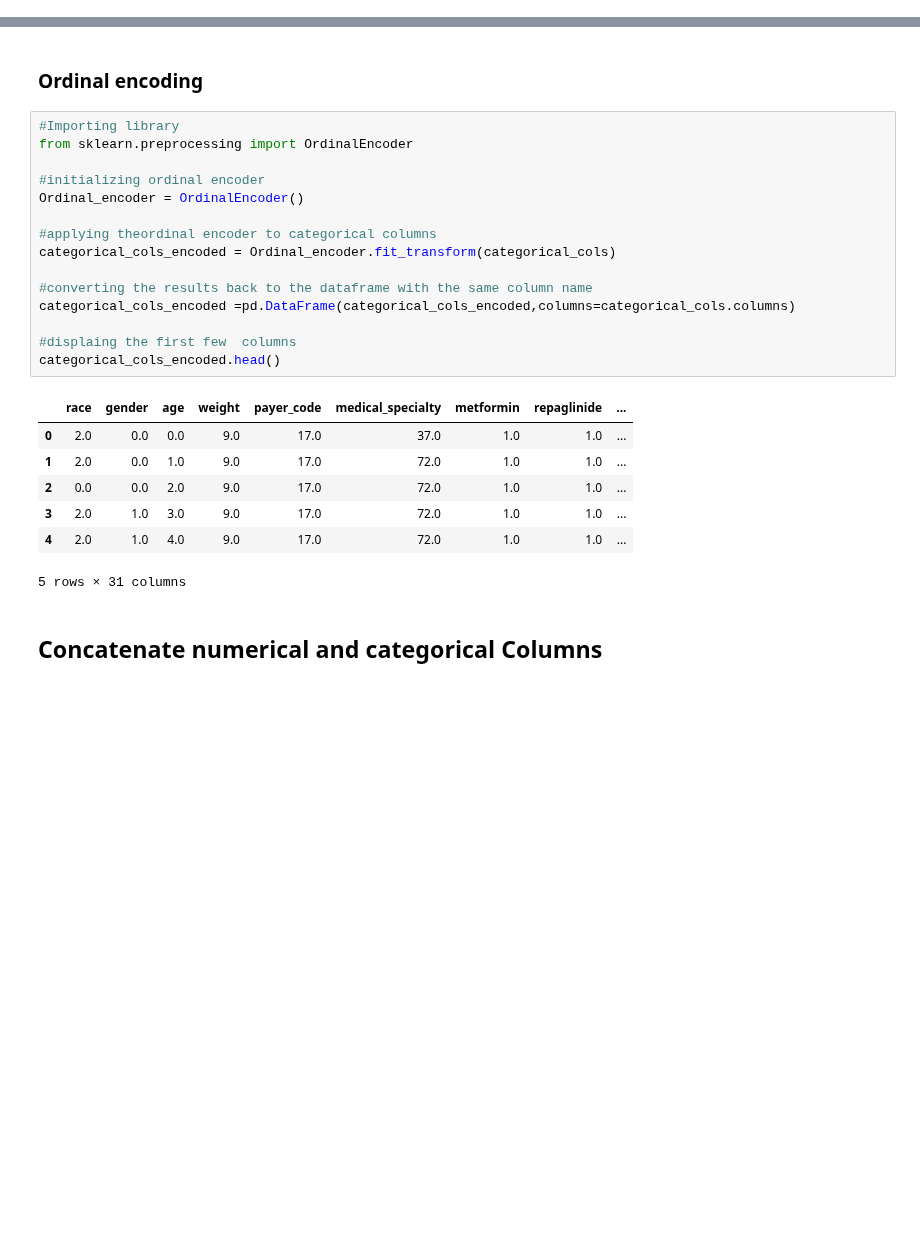
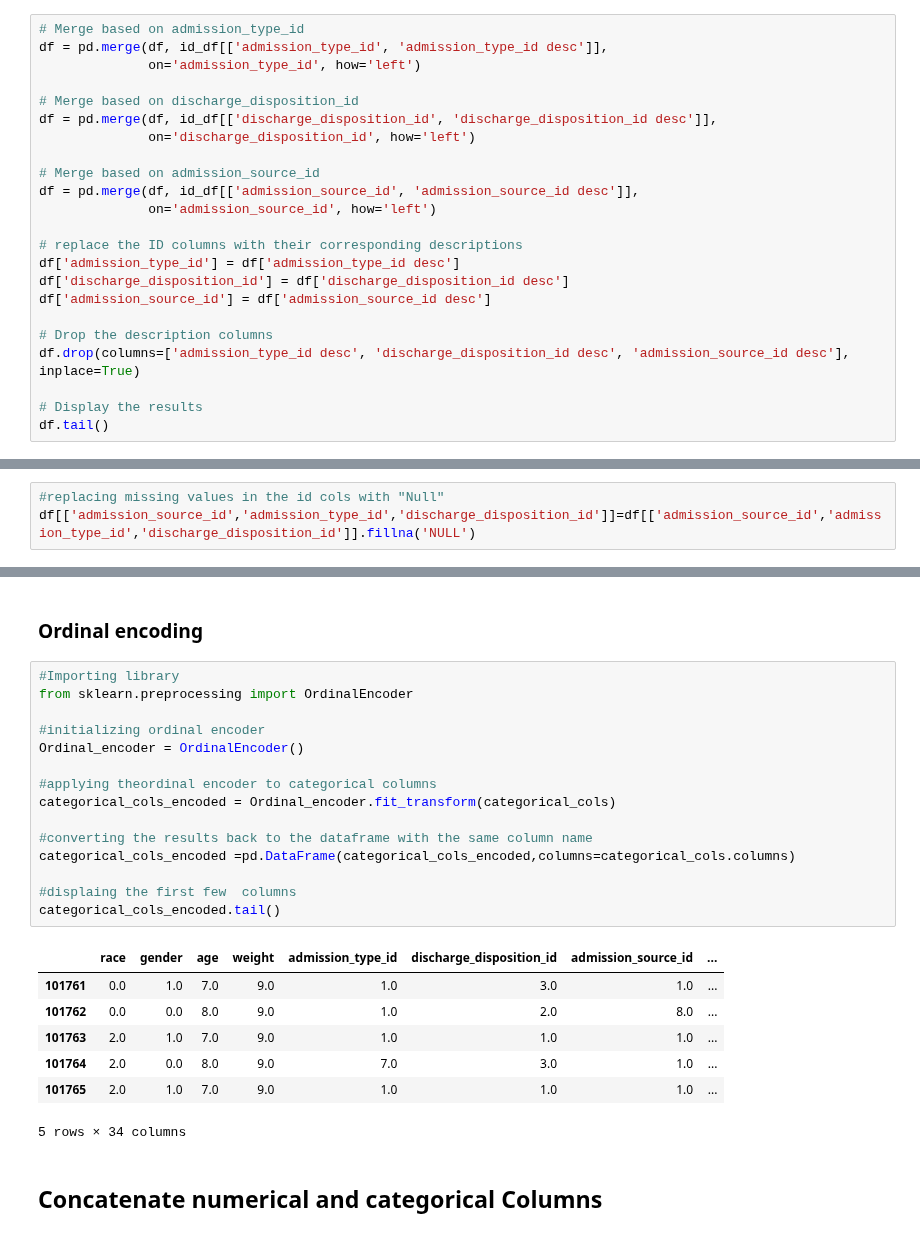
Before and after one commit to Jodhiamboapiyo/Diabetes_130-US_Hospitals_1999-2008, a Jupyter notebook: Notebooks/Kitasi.ipynb, the cells around one changed output, grey strips where cells are left out. Cells and saved outputs as stored; diff of their text form; blank space fills up the shorter version.

```diff
--- a/Notebooks/Kitasi.ipynb
+++ b/Notebooks/Kitasi.ipynb
@@ -248,0 +244,23 @@ Merging the two datasets based on ID in both dataset analysis
+# %%
+# Merge based on admission_type_id
+df = pd.merge(df, id_df[['admission_type_id', 'admission_type_id desc']],
+              on='admission_type_id', how='left')
+
+# Merge based on discharge_disposition_id
+df = pd.merge(df, id_df[['discharge_disposition_id', 'discharge_disposition_id desc']],
+              on='discharge_disposition_id', how='left')
+
+# Merge based on admission_source_id
+df = pd.merge(df, id_df[['admission_source_id', 'admission_source_id desc']],
+              on='admission_source_id', how='left')
+
+# replace the ID columns with their corresponding descriptions
+df['admission_type_id'] = df['admission_type_id desc']
+df['discharge_disposition_id'] = df['discharge_disposition_id desc']
+df['admission_source_id'] = df['admission_source_id desc']
+
+# Drop the description columns
+df.drop(columns=['admission_type_id desc', 'discharge_disposition_id desc', 'admission_source_id desc'], inplace=True)
+
+# Display the results
+df.tail()
@@ -312,0 +342,3 @@ df.drop(['A1Cresult','max_glu_serum'],axis=1, inplace=True)
+# %%
+#replacing missing values in the id cols with "Null"
+df[['admission_source_id','admission_type_id','discharge_disposition_id']]=df[['admission_source_id','admission_type_id','discharge_disposition_id']].fillna('NULL')
@@ -501,26 +540,26 @@ Since our categorical colums contains a meaning order, we will proceed and apply
 # %%
 #Importing library
 from sklearn.preprocessing import OrdinalEncoder
 
 #initializing ordinal encoder
 Ordinal_encoder = OrdinalEncoder()
 
 #applying theordinal encoder to categorical columns
 categorical_cols_encoded = Ordinal_encoder.fit_transform(categorical_cols)
 
 #converting the results back to the dataframe with the same column name
 categorical_cols_encoded =pd.DataFrame(categorical_cols_encoded,columns=categorical_cols.columns)
 
 #displaing the first few  columns
-categorical_cols_encoded.head()
+categorical_cols_encoded.tail()
 # %% [output]
-|  | race | gender | age | weight | payer_code | medical_specialty | metformin | repaglinide | ... |
-| 0 | 2.0 | 0.0 | 0.0 | 9.0 | 17.0 | 37.0 | 1.0 | 1.0 | ... |
-| 1 | 2.0 | 0.0 | 1.0 | 9.0 | 17.0 | 72.0 | 1.0 | 1.0 | ... |
-| 2 | 0.0 | 0.0 | 2.0 | 9.0 | 17.0 | 72.0 | 1.0 | 1.0 | ... |
-| 3 | 2.0 | 1.0 | 3.0 | 9.0 | 17.0 | 72.0 | 1.0 | 1.0 | ... |
-| 4 | 2.0 | 1.0 | 4.0 | 9.0 | 17.0 | 72.0 | 1.0 | 1.0 | ... |
+|  | race | gender | age | weight | admission_type_id | discharge_disposition_id | admission_source_id | ... |
+| 101761 | 0.0 | 1.0 | 7.0 | 9.0 | 1.0 | 3.0 | 1.0 | ... |
+| 101762 | 0.0 | 0.0 | 8.0 | 9.0 | 1.0 | 2.0 | 8.0 | ... |
+| 101763 | 2.0 | 1.0 | 7.0 | 9.0 | 1.0 | 1.0 | 1.0 | ... |
+| 101764 | 2.0 | 0.0 | 8.0 | 9.0 | 7.0 | 3.0 | 1.0 | ... |
+| 101765 | 2.0 | 1.0 | 7.0 | 9.0 | 1.0 | 1.0 | 1.0 | ... |
-5 rows × 31 columns
+5 rows × 34 columns
 # %% [markdown]
 ## Concatenate numerical and categorical Columns
 # %%
```
Also changed, not shown: parts of 42 cells of this notebook.
